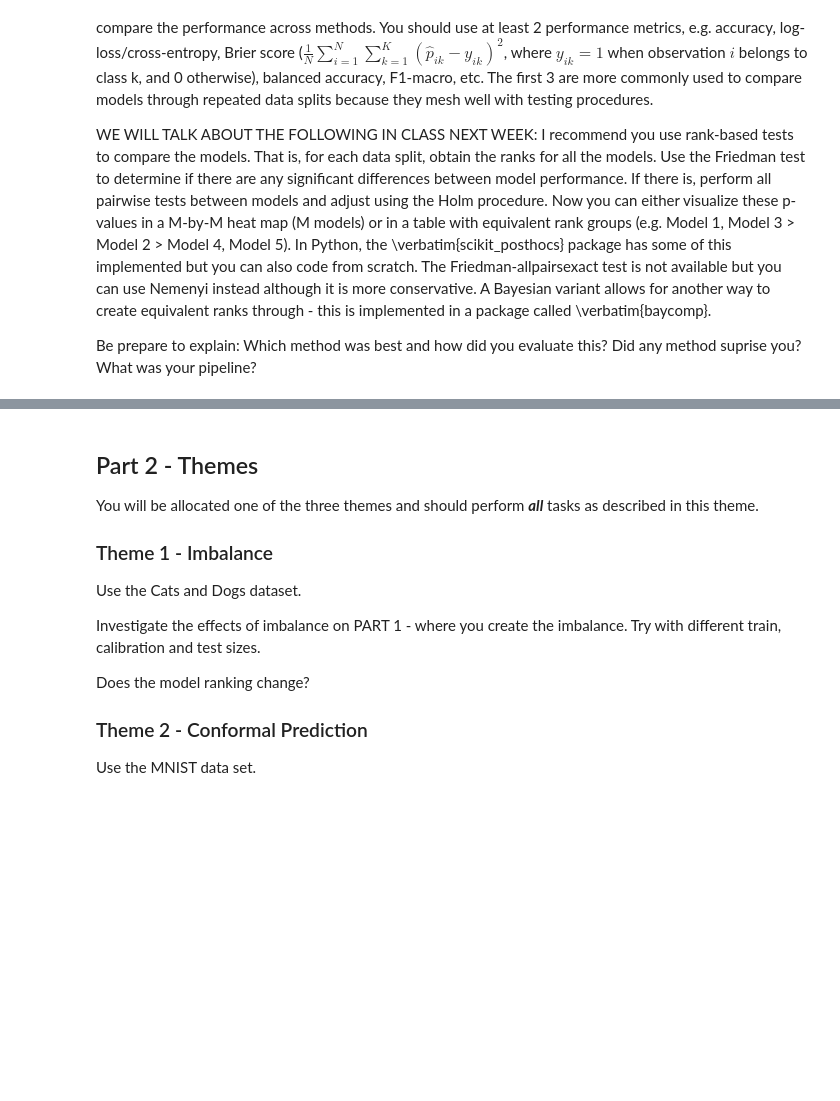
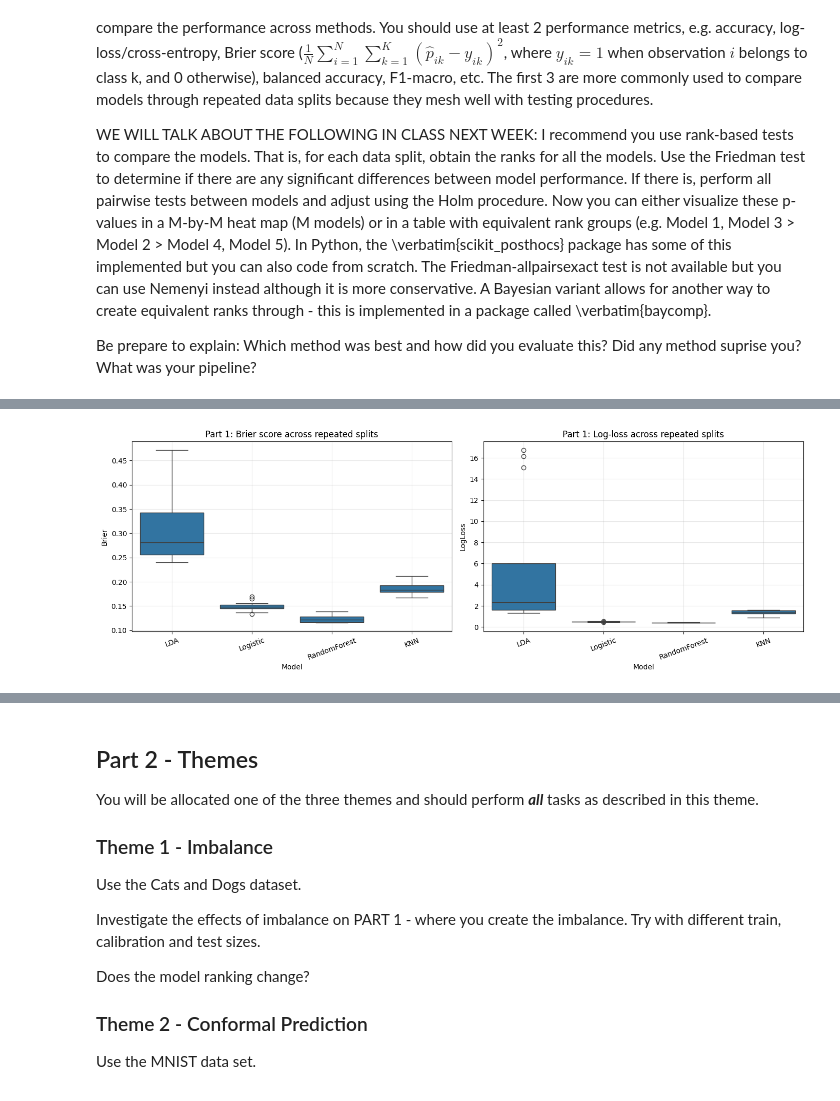
Before and after one commit to CleosCleopatra/big_data_3, a Jupyter notebook: project3Py.ipynb, the cells around one changed output, grey strips where cells are left out. Saved outputs shown, nothing was run; the diff lists cells and outputs as text; code cells hidden in the pictures; blank space fills up the shorter version.

```diff
--- a/project3Py.ipynb
+++ b/project3Py.ipynb
@@ -534,3 +590,29 @@ print(models)
 # %%
-f1s = [[0.824, 0.836, 0.841], [0.767, 0.764 ], [0.739, 0.767]]
+# Boxplots across all repeated splits and sample sizes.
+fig, axes = plt.subplots(1, 2, figsize=(14, 5))
+
+sns.boxplot(
+    data=part1_results_df,
+    x="Model",
+    y="Brier",
+    ax=axes[0]
+)
+axes[0].set_title("Part 1: Brier score across repeated splits")
+axes[0].tick_params(axis="x", rotation=20)
+axes[0].grid(True, alpha=0.3)
+
+sns.boxplot(
+    data=part1_results_df,
+    x="Model",
+    y="LogLoss",
+    ax=axes[1]
+)
+axes[1].set_title("Part 1: Log-loss across repeated splits")
+axes[1].tick_params(axis="x", rotation=20)
+axes[1].grid(True, alpha=0.3)
+
+plt.tight_layout()
+plt.show()
+# %% [output]
+[figure, added]
 # %%
```
Also changed, not shown: parts of 10 cells of this notebook.
